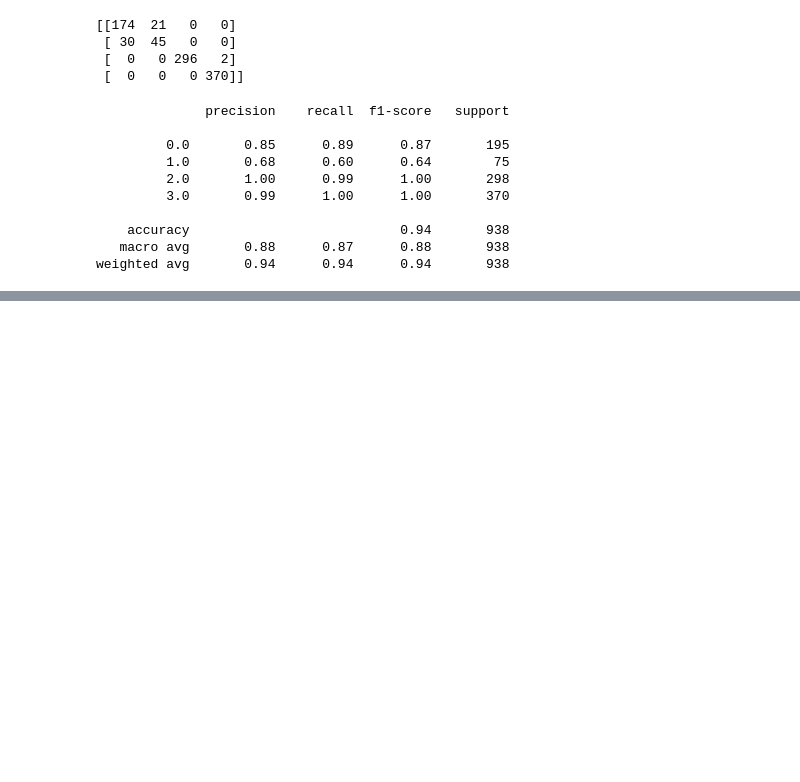
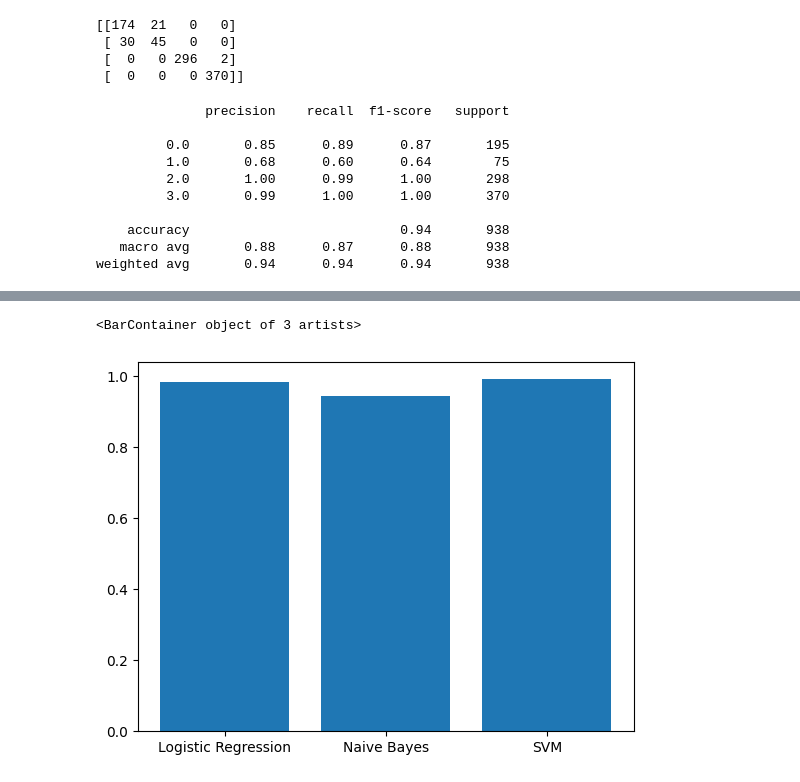
Before and after one commit to OMCHOKSI108/Smart_Agriculture_System, a Jupyter notebook: Irrigation_schedule.ipynb, the cells around one changed output, grey strips where cells are left out. Drawn from its saved outputs; the diff is of its cells as text; code cells hidden in the pictures; blank space fills up the shorter version.

Commit message:
Added the SVM Model

```diff
--- a/Irrigation_schedule.ipynb
+++ b/Irrigation_schedule.ipynb
@@ -314,3 +314,12 @@ print(classification_report(Y_test, y_pred_nb))
     accuracy                           0.94       938
    macro avg       0.88      0.87      0.88       938
 weighted avg       0.94      0.94      0.94       938
+# %%
+#SVM
+from sklearn.svm import SVC
+
+svm_classifier = SVC(kernel = 'linear', random_state = 42)
+svm_classifier.fit(X_train, Y_train)
+y_pred_svm = svm_classifier.predict(X_test)
+accuracy_svm = accuracy_score(Y_test, y_pred_svm)
+print("Accuracy:", accuracy_svm)
@@ -316,0 +351,9 @@ weighted avg       0.94      0.94      0.94       938
+# %%
+#Plotting the different amongst the models
+models = ['Logistic Regression', 'Naive Bayes', 'SVM']
+accuracy = [accuracy_lr, accuracy_nb, accuracy_svm]
+
+plt.bar(models, accuracy)
+# %% [output]
+<BarContainer object of 3 artists>
+[figure, added]
```
Also changed, not shown: parts of 3 cells of this notebook.
